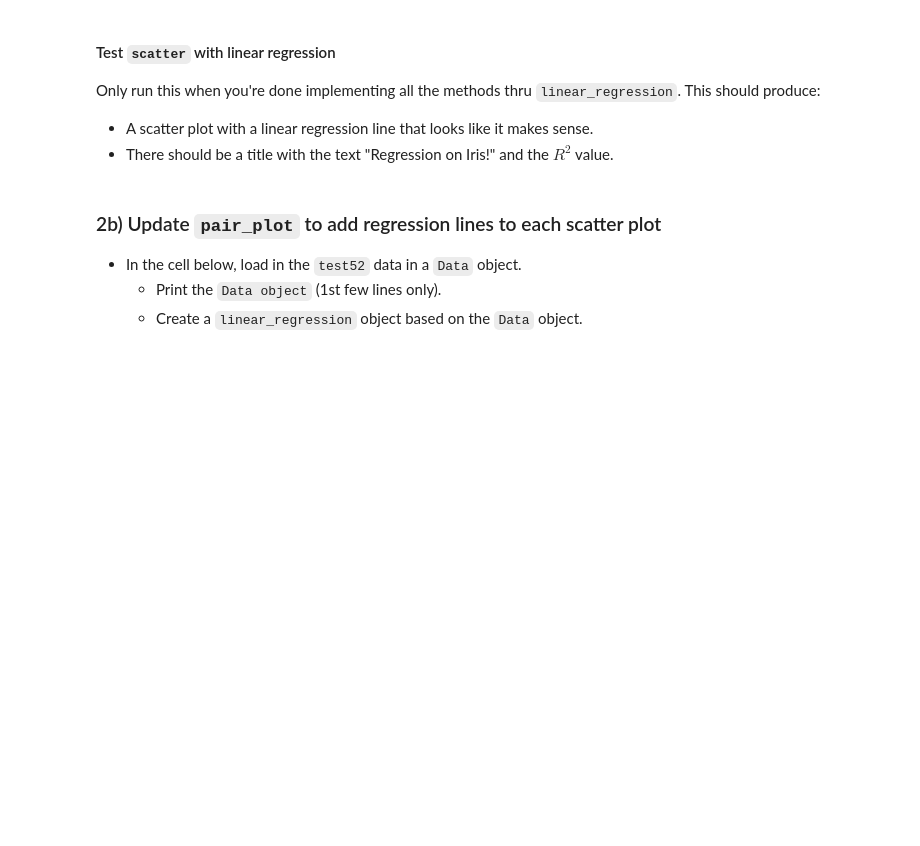
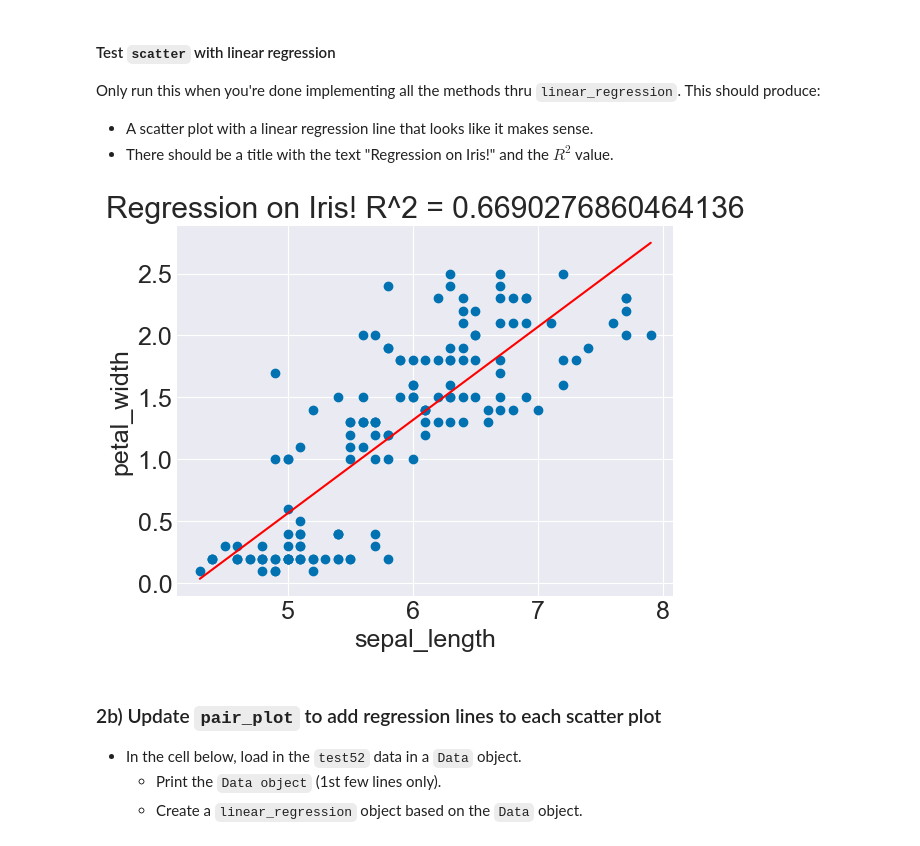
Before and after one commit to Chandrachud-2003/Chandras251Projects, a Jupyter notebook: Project3CheckIn/linear_regression.ipynb, the cells around one changed output. Drawn from its saved outputs; the diff is of its cells as text; code cells hidden in the pictures; blank space fills up the shorter version.

```diff
--- a/Project3CheckIn/linear_regression.ipynb
+++ b/Project3CheckIn/linear_regression.ipynb
@@ -180,12 +238,14 @@ Only run this when you're done implementing all the methods thru `linear_regress
 - There should be a title with the text "Regression on Iris!" and the $R^2$ value.
 # %%
 iris_filename = 'data/iris.csv'
-iris_data = data.Data(iris_filename)
+iris_data = Data(iris_filename)
 lin_reg = LinearRegression(iris_data)
 lin_reg.linear_regression(['sepal_length'], 'petal_width')
 
 lin_reg.scatter('sepal_length', 'petal_width', 'Regression on Iris!')
 lin_reg.show()
+# %% [output]
+[figure, added]
 # %% [markdown]
 ### 2b) Update `pair_plot` to add regression lines to each scatter plot
 
```
Also changed, not shown: parts of 9 cells of this notebook, 5 other files.
